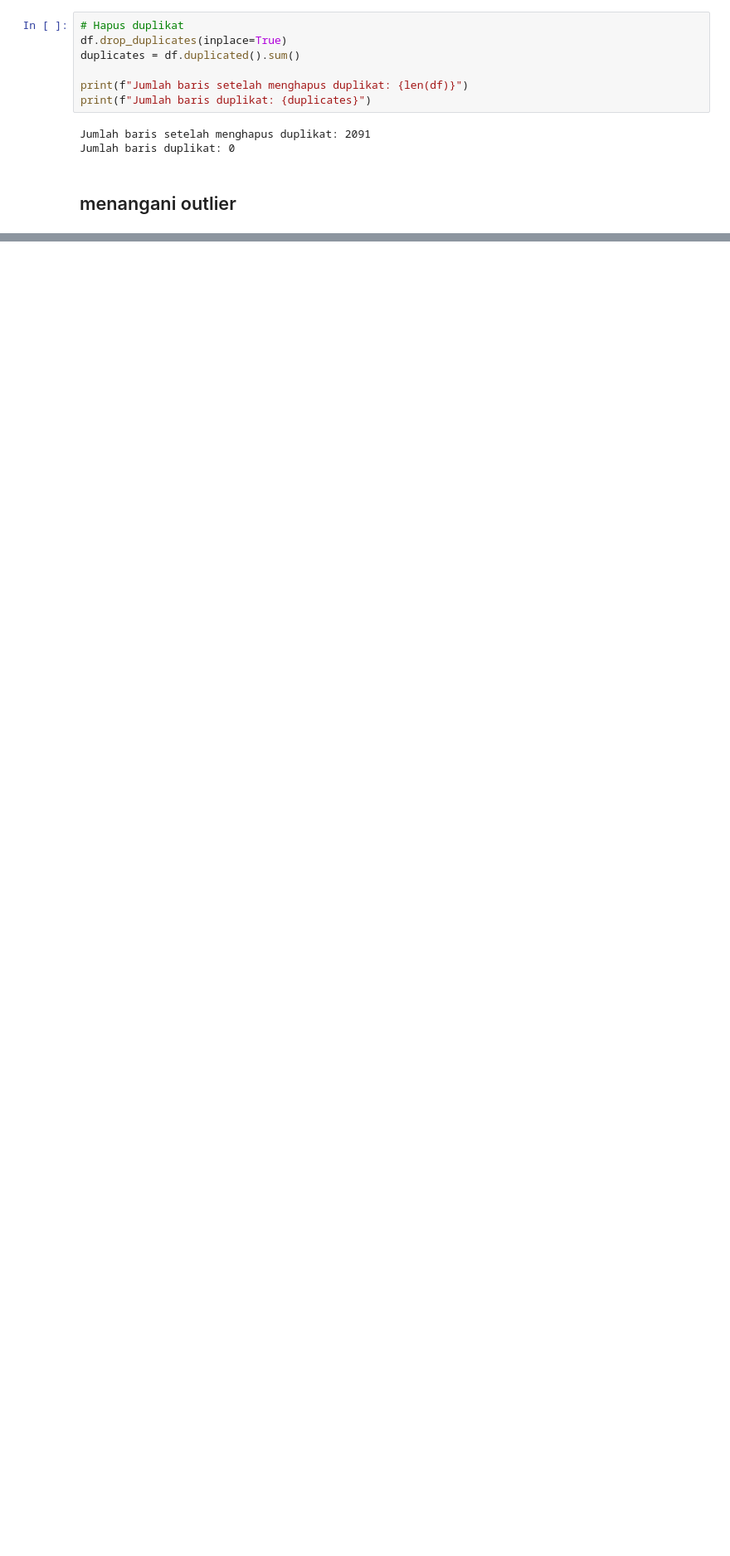
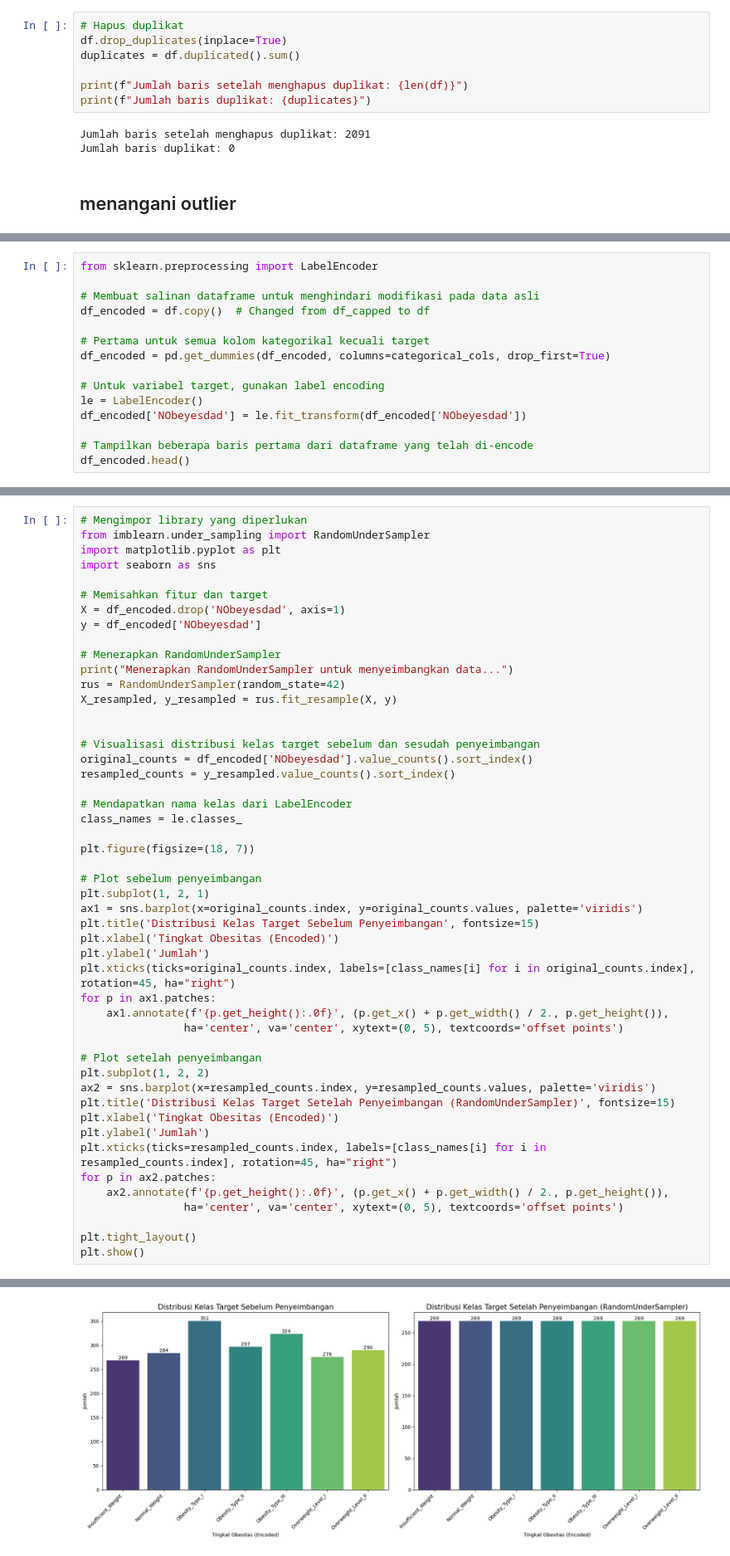
Before and after one commit to Fadhilah25/PROJECT-BENGKOD, a Jupyter notebook: main/obesity.ipynb, the cells around one changed output, grey strips where cells are left out. Shown at 83% size. Drawn from its saved outputs; the diff is of its cells as text; blank space fills up the shorter version.

```diff
--- a/main/obesity.ipynb
+++ b/main/obesity.ipynb
@@ -346,0 +347,15 @@ Persentase dari total data: 0.40%
+# %%
+from sklearn.preprocessing import LabelEncoder
+
+# Membuat salinan dataframe untuk menghindari modifikasi pada data asli
+df_encoded = df.copy()  # Changed from df_capped to df
+
+# Pertama untuk semua kolom kategorikal kecuali target
+df_encoded = pd.get_dummies(df_encoded, columns=categorical_cols, drop_first=True)
+
+# Untuk variabel target, gunakan label encoding
+le = LabelEncoder()
+df_encoded['NObeyesdad'] = le.fit_transform(df_encoded['NObeyesdad'])
+
+# Tampilkan beberapa baris pertama dari dataframe yang telah di-encode
+df_encoded.head()
@@ -346,0 +372,50 @@ Persentase dari total data: 0.40%
+# %%
+# Mengimpor library yang diperlukan
+from imblearn.under_sampling import RandomUnderSampler
+import matplotlib.pyplot as plt
+import seaborn as sns
+
+# Memisahkan fitur dan target
+X = df_encoded.drop('NObeyesdad', axis=1)
+y = df_encoded['NObeyesdad']
+
+# Menerapkan RandomUnderSampler
+print("Menerapkan RandomUnderSampler untuk menyeimbangkan data...")
+rus = RandomUnderSampler(random_state=42)
+X_resampled, y_resampled = rus.fit_resample(X, y)
+
+
+# Visualisasi distribusi kelas target sebelum dan sesudah penyeimbangan
+original_counts = df_encoded['NObeyesdad'].value_counts().sort_index()
+resampled_counts = y_resampled.value_counts().sort_index()
+
+# Mendapatkan nama kelas dari LabelEncoder
+class_names = le.classes_
+
+plt.figure(figsize=(18, 7))
+
+# Plot sebelum penyeimbangan
+plt.subplot(1, 2, 1)
+ax1 = sns.barplot(x=original_counts.index, y=original_counts.values, palette='viridis')
+plt.title('Distribusi Kelas Target Sebelum Penyeimbangan', fontsize=15)
+plt.xlabel('Tingkat Obesitas (Encoded)')
+plt.ylabel('Jumlah')
+plt.xticks(ticks=original_counts.index, labels=[class_names[i] for i in original_counts.index], rotation=45, ha="right")
+for p in ax1.patches:
+    ax1.annotate(f'{p.get_height():.0f}', (p.get_x() + p.get_width() / 2., p.get_height()),
+                ha='center', va='center', xytext=(0, 5), textcoords='offset points')
+
+# Plot setelah penyeimbangan
+plt.subplot(1, 2, 2)
+ax2 = sns.barplot(x=resampled_counts.index, y=resampled_counts.values, palette='viridis')
+plt.title('Distribusi Kelas Target Setelah Penyeimbangan (RandomUnderSampler)', fontsize=15)
+plt.xlabel('Tingkat Obesitas (Encoded)')
+plt.ylabel('Jumlah')
+plt.xticks(ticks=resampled_counts.index, labels=[class_names[i] for i in resampled_counts.index], rotation=45, ha="right")
+for p in ax2.patches:
+    ax2.annotate(f'{p.get_height():.0f}', (p.get_x() + p.get_width() / 2., p.get_height()),
+                ha='center', va='center', xytext=(0, 5), textcoords='offset points')
+
+plt.tight_layout()
+plt.show()
+# %% [output]
@@ -346,0 +423 @@ Persentase dari total data: 0.40%
+[figure, added]
```
Also changed, not shown: parts of 8 cells of this notebook.
